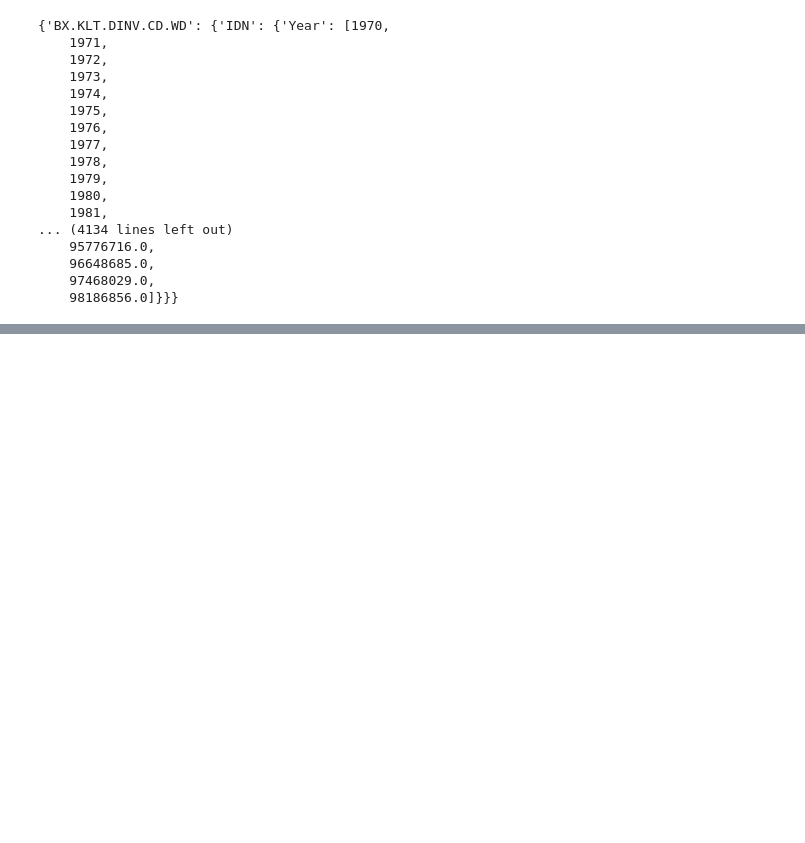
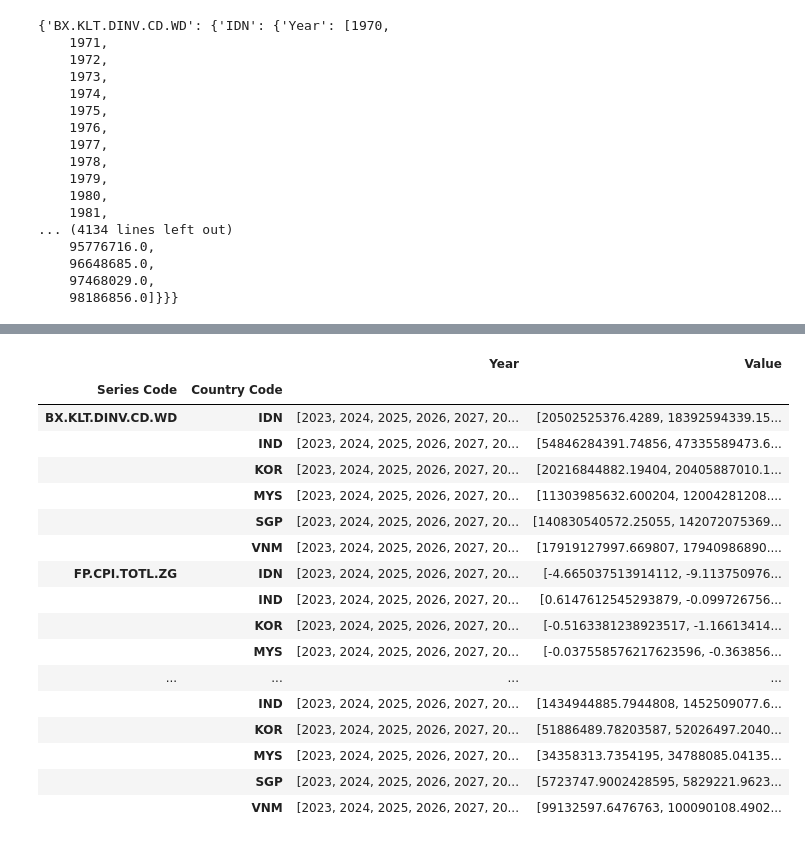
Before and after one commit to alexsgit/wbdata, a Jupyter notebook: notebooks/data_exploration.ipynb, the cells around one changed output, grey strips where cells are left out. Cells and saved outputs as stored; diff of their text form; code cells hidden in the pictures; blank space fills up the shorter version.

```diff
--- a/notebooks/data_exploration.ipynb
+++ b/notebooks/data_exploration.ipynb
@@ -272,0 +350,4 @@ FileNotFoundError: [Errno 2] No such file or directory
+# %%
+predicted_df.drop('level_2', axis=1, inplace=True)
+# %%
+predicted_df.set_index(['Series Code', 'Country Code'], inplace=True)
@@ -272,0 +371,27 @@ FileNotFoundError: [Errno 2] No such file or directory
+# %%
+new_df = (predicted_df.groupby(['Series Code', 'Country Code'])
+          .agg({
+                'Year': lambda x: list(x),
+                'Value': lambda x: list(x)
+           }))
+# %%
+new_df
+# %% [output]
+|  |  | Year | Value |
+| Series Code | Country Code |  |  |
+| BX.KLT.DINV.CD.WD | IDN | [2023, 2024, 2025, 2026, 2027, 20... | [20502525376.4289, 18392594339.15... |
+|  | IND | [2023, 2024, 2025, 2026, 2027, 20... | [54846284391.74856, 47335589473.6... |
+|  | KOR | [2023, 2024, 2025, 2026, 2027, 20... | [20216844882.19404, 20405887010.1... |
+|  | MYS | [2023, 2024, 2025, 2026, 2027, 20... | [11303985632.600204, 12004281208.... |
+|  | SGP | [2023, 2024, 2025, 2026, 2027, 20... | [140830540572.25055, 142072075369... |
+|  | VNM | [2023, 2024, 2025, 2026, 2027, 20... | [17919127997.669807, 17940986890.... |
+| FP.CPI.TOTL.ZG | IDN | [2023, 2024, 2025, 2026, 2027, 20... | [-4.665037513914112, -9.113750976... |
+|  | IND | [2023, 2024, 2025, 2026, 2027, 20... | [0.6147612545293879, -0.099726756... |
+|  | KOR | [2023, 2024, 2025, 2026, 2027, 20... | [-0.5163381238923517, -1.16613414... |
+|  | MYS | [2023, 2024, 2025, 2026, 2027, 20... | [-0.037558576217623596, -0.363856... |
+| ... | ... | ... | ... |
+|  | IND | [2023, 2024, 2025, 2026, 2027, 20... | [1434944885.7944808, 1452509077.6... |
+|  | KOR | [2023, 2024, 2025, 2026, 2027, 20... | [51886489.78203587, 52026497.2040... |
+|  | MYS | [2023, 2024, 2025, 2026, 2027, 20... | [34358313.7354195, 34788085.04135... |
+|  | SGP | [2023, 2024, 2025, 2026, 2027, 20... | [5723747.9002428595, 5829221.9623... |
+|  | VNM | [2023, 2024, 2025, 2026, 2027, 20... | [99132597.6476763, 100090108.4902... |
```
Also changed, not shown: parts of 16 cells of this notebook, 7 other files.
